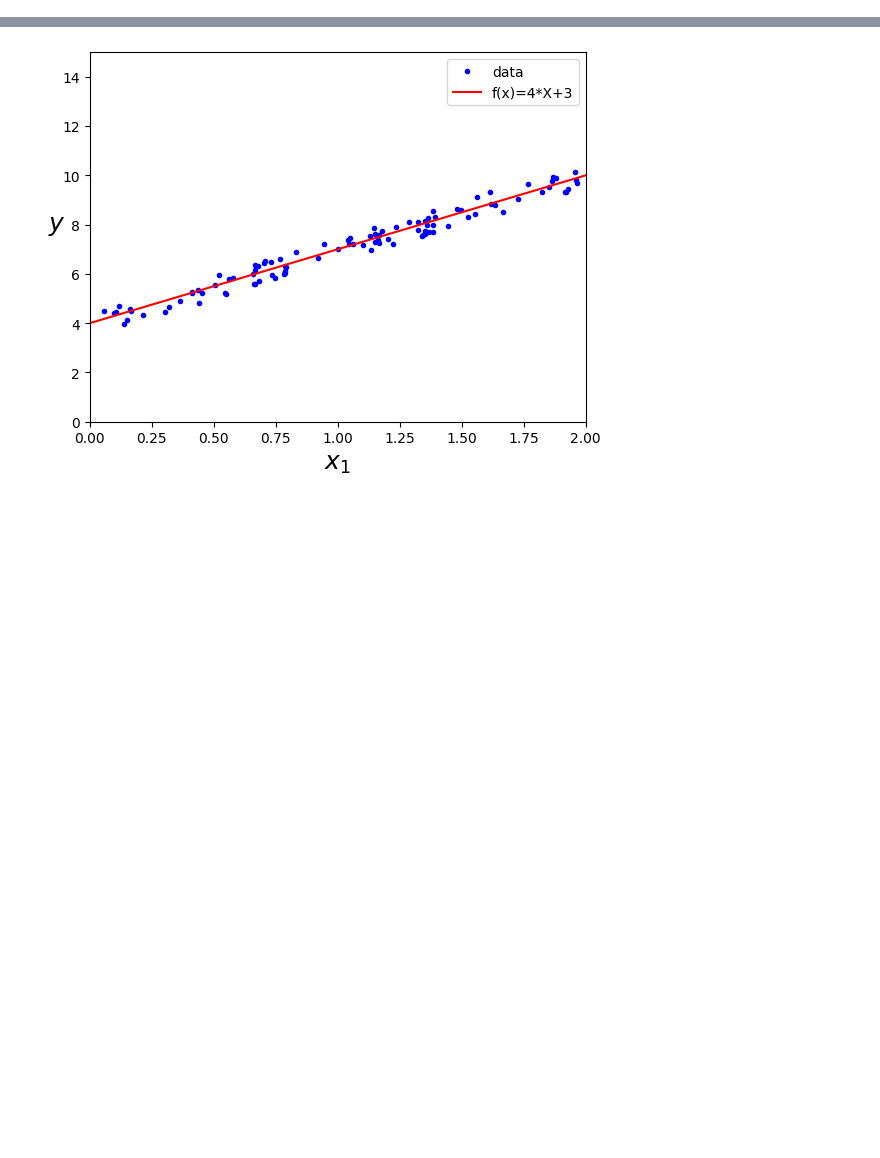
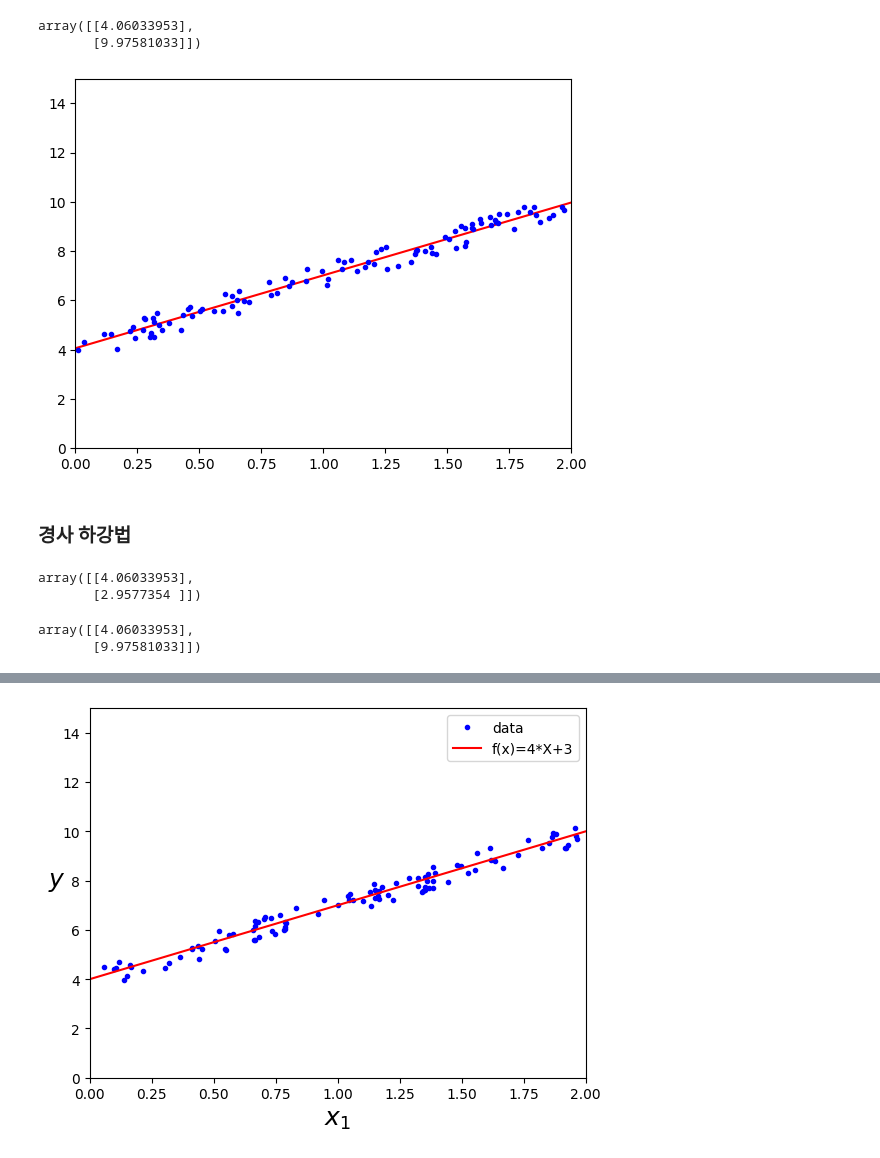
Before and after one commit to sshinohs/opsl-machine-learning-python, a Jupyter notebook: 02_machine_learning_basic/02_01_linear_regression.ipynb, the cells around one changed output, grey strips where cells are left out. Cells and saved outputs as stored; diff of their text form; code cells hidden in the pictures; blank space fills up the shorter version.

```diff
--- a/02_machine_learning_basic/02_01_linear_regression.ipynb
+++ b/02_machine_learning_basic/02_01_linear_regression.ipynb
@@ -7,0 +30,17 @@ mpl.rcParams.update(mpl.rcParamsDefault)
+# %%
+X_new = np.array([[0], [2]])
+X_new_b = np.c_[np.ones((2,1)), X_new]
+y_predict = X_new_b.dot(theta_best)
+y_predict
+# %% [output]
+array([[4.06033953],
+       [9.97581033]])
+# %%
+plt.plot(X_new, y_predict, "r-")
+plt.plot(X, y, "b.")
+plt.axis([0, 2, 0, 15])
+plt.show()
+# %% [output]
+[figure, added]
+# %% [markdown]
+### 경사 하강법
@@ -7,0 +57,10 @@ mpl.rcParams.update(mpl.rcParamsDefault)
+# %%
+theta
+# %% [output]
+array([[4.06033953],
+       [2.9577354 ]])
+# %%
+X_new_b.dot(theta)
+# %% [output]
+array([[4.06033953],
+       [9.97581033]])
```
Also changed, not shown: parts of 29 cells of this notebook.
